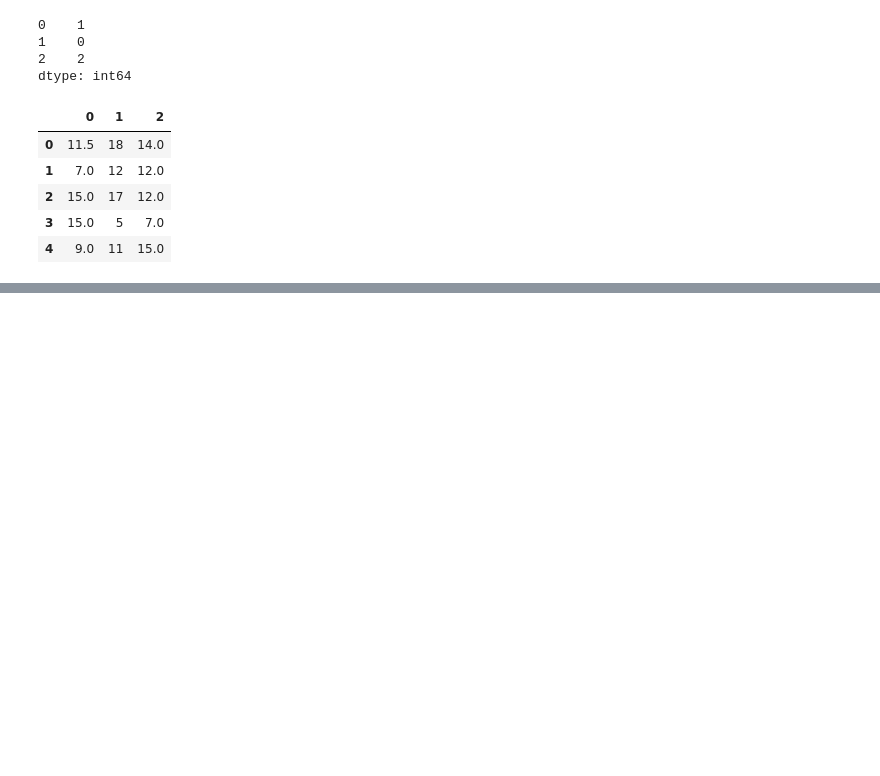
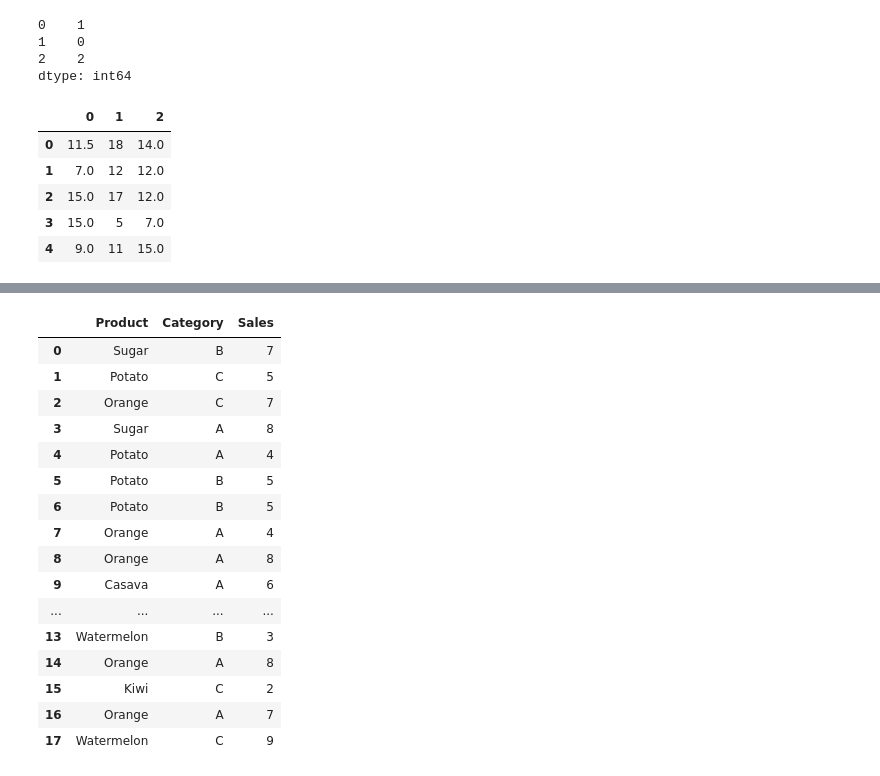
Before and after one commit to Jaimepelembe/Data_analyst_bootcamp_from_basics_to_advanced, a Jupyter notebook: S4_Data_Analysis/assignments/pandasasssignmentsSolution.ipynb, the cells around one changed output, grey strips where cells are left out. Drawn from its saved outputs; the diff is of its cells as text; code cells hidden in the pictures; blank space fills up the shorter version.

```diff
--- a/S4_Data_Analysis/assignments/pandasasssignmentsSolution.ipynb
+++ b/S4_Data_Analysis/assignments/pandasasssignmentsSolution.ipynb
@@ -197,0 +236,25 @@ dataFrame5
+# %%
+#2. Create a Pandas DataFrame with 3 columns: 'Product', 'Category', and 'Sales'. Fill the DataFrame with random data.
+#Group the DataFrame by 'Category' and compute the total sales for each category.
+dataFrame7=pd.DataFrame(np.random.choice(["Kiwi","Casava","Potato","Watermelon","Sugar","Orange"],size=(18,1)) ,columns=["Product"])
+dataFrame7["Category"]=pd.DataFrame(np.random.choice(["A","B","C"],size=(18,1)))
+dataFrame7["Sales"]=pd.DataFrame(np.random.randint(2,10, size=(18,1)))
+dataFrame7
+# %% [output]
+|  | Product | Category | Sales |
+| 0 | Sugar | B | 7 |
+| 1 | Potato | C | 5 |
+| 2 | Orange | C | 7 |
+| 3 | Sugar | A | 8 |
+| 4 | Potato | A | 4 |
+| 5 | Potato | B | 5 |
+| 6 | Potato | B | 5 |
+| 7 | Orange | A | 4 |
+| 8 | Orange | A | 8 |
+| 9 | Casava | A | 6 |
+| ... | ... | ... | ... |
+| 13 | Watermelon | B | 3 |
+| 14 | Orange | A | 8 |
+| 15 | Kiwi | C | 2 |
+| 16 | Orange | A | 7 |
+| 17 | Watermelon | C | 9 |
```
Also changed, not shown: parts of 6 cells of this notebook.
